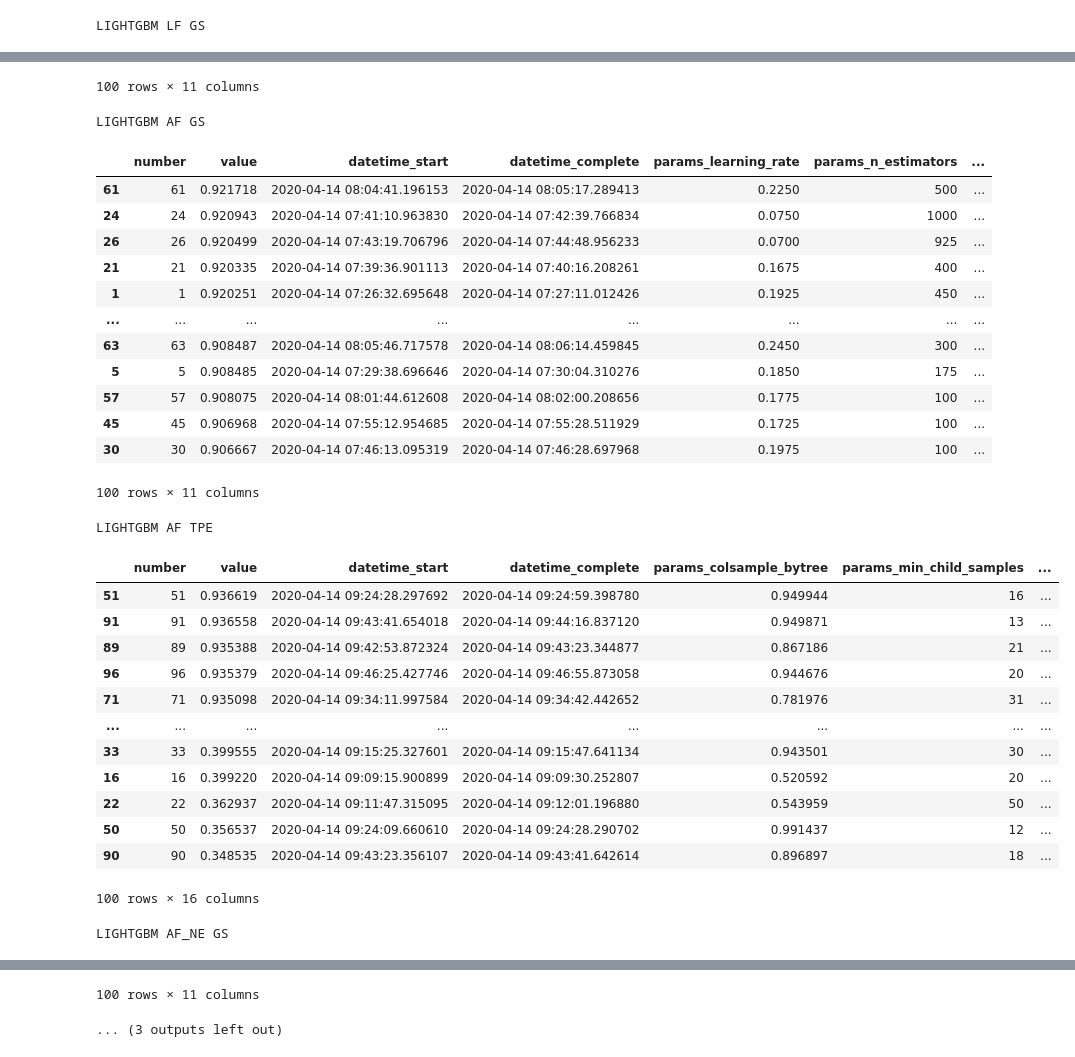
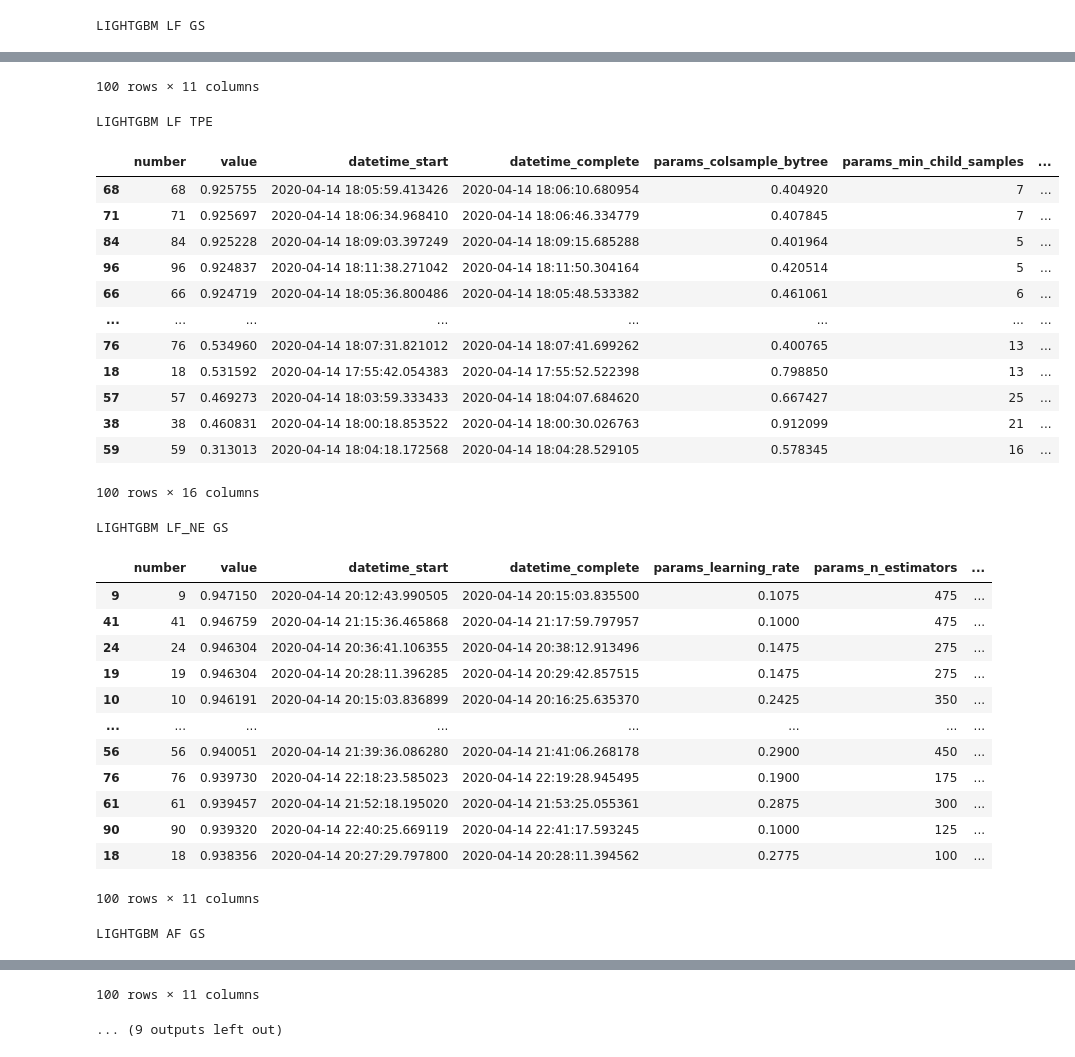
Before and after one commit to achmand/aml-crypto-graph, a Jupyter notebook: src/experiment_tuning_results_1.ipynb, the cells around one changed output, grey strips where cells are left out. Drawn from its saved outputs; the diff is of its cells as text; code cells hidden in the pictures.

```diff
--- a/src/experiment_tuning_results_1.ipynb
+++ b/src/experiment_tuning_results_1.ipynb
@@ -52,6 +70,17 @@ print("LIGHTGBM LF GS")
 study_gslight_LF = util.read_pickle(experiment_1 + "gs_lightgbm_LF.pkl")
 study_gslight_LF_df = study_gslight_LF.trials_dataframe()
 display(study_gslight_LF_df[study_gslight_LF_df["state"] == "COMPLETE"].sort_values("value", ascending=False))
+
+print("LIGHTGBM LF TPE")
+study_tpelight_LF = util.read_pickle(experiment_1 + "tpe_lightgbm_LF.pkl")
+study_tpelight_LF_df = study_tpelight_LF.trials_dataframe()
+display(study_tpelight_LF_df[study_tpelight_LF_df["state"] == "COMPLETE"].sort_values("value", ascending=False))
+
+# LIGHTGBM LF_NE
+print("LIGHTGBM LF_NE GS")
+study_gslight_LF_NE = util.read_pickle(experiment_1 + "gs_lightgbm_LF_NE.pkl")
+study_gslight_LF_NE_df = study_gslight_LF_NE.trials_dataframe()
+display(study_gslight_LF_NE_df[study_gslight_LF_NE_df["state"] == "COMPLETE"].sort_values("value", ascending=False))
 
 # LIGHTGBM AF
 print("LIGHTGBM AF GS")
@@ -63,59 +92,59 @@ print("LIGHTGBM AF TPE")
 study_tpelight_AF = util.read_pickle(experiment_1 + "tpe_lightgbm_AF.pkl")
 study_tpelight_AF_df = study_tpelight_AF.trials_dataframe()
 display(study_tpelight_AF_df[study_tpelight_AF_df["state"] == "COMPLETE"].sort_values("value", ascending=False))
 
 # LIGHTGBM AF
 print("LIGHTGBM AF_NE GS")
 study_gslight_AF_NE = util.read_pickle(experiment_1 + "gs_lightgbm_AF_NE.pkl")
 study_gslight_AF_NE_df = study_gslight_AF_NE.trials_dataframe()
 display(study_gslight_AF_NE_df[study_gslight_AF_NE_df["state"] == "COMPLETE"].sort_values("value", ascending=False))
 
 print("LIGHTGBM AF_NE TPE")
 study_tpelight_AF_NE = util.read_pickle(experiment_1 + "tpe_lightgbm_AF_NE.pkl")
 study_tpelight_AF_NE_df = study_tpelight_AF_NE.trials_dataframe()
 display(study_tpelight_AF_NE_df[study_tpelight_AF_NE_df["state"] == "COMPLETE"].sort_values("value", ascending=False))
 # %% [output]
 LIGHTGBM LF GS
 |  | number | value | datetime_start | datetime_complete | params_learning_rate | params_n_estimators | ... |
 | 71 | 71 | 0.888741 | 2020-04-14 17:44:13.000219 | 2020-04-14 17:45:06.405087 | 0.2125 | 425 | ... |
 | 43 | 43 | 0.888493 | 2020-04-14 17:17:48.490983 | 2020-04-14 17:18:43.625099 | 0.2125 | 450 | ... |
 | 47 | 47 | 0.888351 | 2020-04-14 17:22:04.978887 | 2020-04-14 17:23:02.447275 | 0.1450 | 350 | ... |
 | 95 | 95 | 0.887454 | 2020-04-14 18:11:34.211580 | 2020-04-14 18:13:32.212580 | 0.0750 | 775 | ... |
 | 89 | 89 | 0.887214 | 2020-04-14 18:05:52.985255 | 2020-04-14 18:06:39.162915 | 0.2850 | 425 | ... |
 | ... | ... | ... | ... | ... | ... | ... | ... |
 | 76 | 76 | 0.871480 | 2020-04-14 17:51:30.205769 | 2020-04-14 17:51:58.048485 | 0.2200 | 150 | ... |
 | 96 | 96 | 0.871013 | 2020-04-14 18:13:32.220010 | 2020-04-14 18:14:09.093750 | 0.1425 | 200 | ... |
 | 63 | 63 | 0.870895 | 2020-04-14 17:37:32.548265 | 2020-04-14 17:38:09.646519 | 0.1200 | 200 | ... |
 | 61 | 61 | 0.870204 | 2020-04-14 17:35:51.261937 | 2020-04-14 17:36:15.498452 | 0.1500 | 125 | ... |
 | 10 | 10 | 0.870035 | 2020-04-14 16:50:00.841973 | 2020-04-14 16:50:33.118033 | 0.2075 | 175 | ... |
 100 rows × 11 columns
-LIGHTGBM AF GS
+LIGHTGBM LF TPE
-|  | number | value | datetime_start | datetime_complete | params_learning_rate | params_n_estimators | ... |
-| 61 | 61 | 0.921718 | 2020-04-14 08:04:41.196153 | 2020-04-14 08:05:17.289413 | 0.2250 | 500 | ... |
-| 24 | 24 | 0.920943 | 2020-04-14 07:41:10.963830 | 2020-04-14 07:42:39.766834 | 0.0750 | 1000 | ... |
-| 26 | 26 | 0.920499 | 2020-04-14 07:43:19.706796 | 2020-04-14 07:44:48.956233 | 0.0700 | 925 | ... |
-| 21 | 21 | 0.920335 | 2020-04-14 07:39:36.901113 | 2020-04-14 07:40:16.208261 | 0.1675 | 400 | ... |
-| 1 | 1 | 0.920251 | 2020-04-14 07:26:32.695648 | 2020-04-14 07:27:11.012426 | 0.1925 | 450 | ... |
+|  | number | value | datetime_start | datetime_complete | params_colsample_bytree | params_min_child_samples | ... |
+| 68 | 68 | 0.925755 | 2020-04-14 18:05:59.413426 | 2020-04-14 18:06:10.680954 | 0.404920 | 7 | ... |
+| 71 | 71 | 0.925697 | 2020-04-14 18:06:34.968410 | 2020-04-14 18:06:46.334779 | 0.407845 | 7 | ... |
+| 84 | 84 | 0.925228 | 2020-04-14 18:09:03.397249 | 2020-04-14 18:09:15.685288 | 0.401964 | 5 | ... |
+| 96 | 96 | 0.924837 | 2020-04-14 18:11:38.271042 | 2020-04-14 18:11:50.304164 | 0.420514 | 5 | ... |
+| 66 | 66 | 0.924719 | 2020-04-14 18:05:36.800486 | 2020-04-14 18:05:48.533382 | 0.461061 | 6 | ... |
 | ... | ... | ... | ... | ... | ... | ... | ... |
-| 63 | 63 | 0.908487 | 2020-04-14 08:05:46.717578 | 2020-04-14 08:06:14.459845 | 0.2450 | 300 | ... |
-| 5 | 5 | 0.908485 | 2020-04-14 07:29:38.696646 | 2020-04-14 07:30:04.310276 | 0.1850 | 175 | ... |
-| 57 | 57 | 0.908075 | 2020-04-14 08:01:44.612608 | 2020-04-14 08:02:00.208656 | 0.1775 | 100 | ... |
-| 45 | 45 | 0.906968 | 2020-04-14 07:55:12.954685 | 2020-04-14 07:55:28.511929 | 0.1725 | 100 | ... |
-| 30 | 30 | 0.906667 | 2020-04-14 07:46:13.095319 | 2020-04-14 07:46:28.697968 | 0.1975 | 100 | ... |
+| 76 | 76 | 0.534960 | 2020-04-14 18:07:31.821012 | 2020-04-14 18:07:41.699262 | 0.400765 | 13 | ... |
+| 18 | 18 | 0.531592 | 2020-04-14 17:55:42.054383 | 2020-04-14 17:55:52.522398 | 0.798850 | 13 | ... |
+| 57 | 57 | 0.469273 | 2020-04-14 18:03:59.333433 | 2020-04-14 18:04:07.684620 | 0.667427 | 25 | ... |
+| 38 | 38 | 0.460831 | 2020-04-14 18:00:18.853522 | 2020-04-14 18:00:30.026763 | 0.912099 | 21 | ... |
+| 59 | 59 | 0.313013 | 2020-04-14 18:04:18.172568 | 2020-04-14 18:04:28.529105 | 0.578345 | 16 | ... |
-100 rows × 11 columns
+100 rows × 16 columns
-LIGHTGBM AF TPE
+LIGHTGBM LF_NE GS
-|  | number | value | datetime_start | datetime_complete | params_colsample_bytree | params_min_child_samples | ... |
-| 51 | 51 | 0.936619 | 2020-04-14 09:24:28.297692 | 2020-04-14 09:24:59.398780 | 0.949944 | 16 | ... |
-| 91 | 91 | 0.936558 | 2020-04-14 09:43:41.654018 | 2020-04-14 09:44:16.837120 | 0.949871 | 13 | ... |
-| 89 | 89 | 0.935388 | 2020-04-14 09:42:53.872324 | 2020-04-14 09:43:23.344877 | 0.867186 | 21 | ... |
-| 96 | 96 | 0.935379 | 2020-04-14 09:46:25.427746 | 2020-04-14 09:46:55.873058 | 0.944676 | 20 | ... |
-| 71 | 71 | 0.935098 | 2020-04-14 09:34:11.997584 | 2020-04-14 09:34:42.442652 | 0.781976 | 31 | ... |
+|  | number | value | datetime_start | datetime_complete | params_learning_rate | params_n_estimators | ... |
+| 9 | 9 | 0.947150 | 2020-04-14 20:12:43.990505 | 2020-04-14 20:15:03.835500 | 0.1075 | 475 | ... |
+| 41 | 41 | 0.946759 | 2020-04-14 21:15:36.465868 | 2020-04-14 21:17:59.797957 | 0.1000 | 475 | ... |
+| 24 | 24 | 0.946304 | 2020-04-14 20:36:41.106355 | 2020-04-14 20:38:12.913496 | 0.1475 | 275 | ... |
+| 19 | 19 | 0.946304 | 2020-04-14 20:28:11.396285 | 2020-04-14 20:29:42.857515 | 0.1475 | 275 | ... |
+| 10 | 10 | 0.946191 | 2020-04-14 20:15:03.836899 | 2020-04-14 20:16:25.635370 | 0.2425 | 350 | ... |
 | ... | ... | ... | ... | ... | ... | ... | ... |
-| 33 | 33 | 0.399555 | 2020-04-14 09:15:25.327601 | 2020-04-14 09:15:47.641134 | 0.943501 | 30 | ... |
-| 16 | 16 | 0.399220 | 2020-04-14 09:09:15.900899 | 2020-04-14 09:09:30.252807 | 0.520592 | 20 | ... |
-| 22 | 22 | 0.362937 | 2020-04-14 09:11:47.315095 | 2020-04-14 09:12:01.196880 | 0.543959 | 50 | ... |
-| 50 | 50 | 0.356537 | 2020-04-14 09:24:09.660610 | 2020-04-14 09:24:28.290702 | 0.991437 | 12 | ... |
-| 90 | 90 | 0.348535 | 2020-04-14 09:43:23.356107 | 2020-04-14 09:43:41.642614 | 0.896897 | 18 | ... |
+| 56 | 56 | 0.940051 | 2020-04-14 21:39:36.086280 | 2020-04-14 21:41:06.268178 | 0.2900 | 450 | ... |
+| 76 | 76 | 0.939730 | 2020-04-14 22:18:23.585023 | 2020-04-14 22:19:28.945495 | 0.1900 | 175 | ... |
+| 61 | 61 | 0.939457 | 2020-04-14 21:52:18.195020 | 2020-04-14 21:53:25.055361 | 0.2875 | 300 | ... |
+| 90 | 90 | 0.939320 | 2020-04-14 22:40:25.669119 | 2020-04-14 22:41:17.593245 | 0.1000 | 125 | ... |
+| 18 | 18 | 0.938356 | 2020-04-14 20:27:29.797800 | 2020-04-14 20:28:11.394562 | 0.2775 | 100 | ... |
-100 rows × 16 columns
+100 rows × 11 columns
-LIGHTGBM AF_NE GS
+LIGHTGBM AF GS
 |  | number | value | datetime_start | datetime_complete | params_learning_rate | params_n_estimators | ... |
@@ -133,2 +162,2 @@ LIGHTGBM AF_NE GS
 100 rows × 11 columns
-... (3 outputs left out)
+... (9 outputs left out)
```
Also changed, not shown: parts of 2 cells of this notebook, 8 other files.
